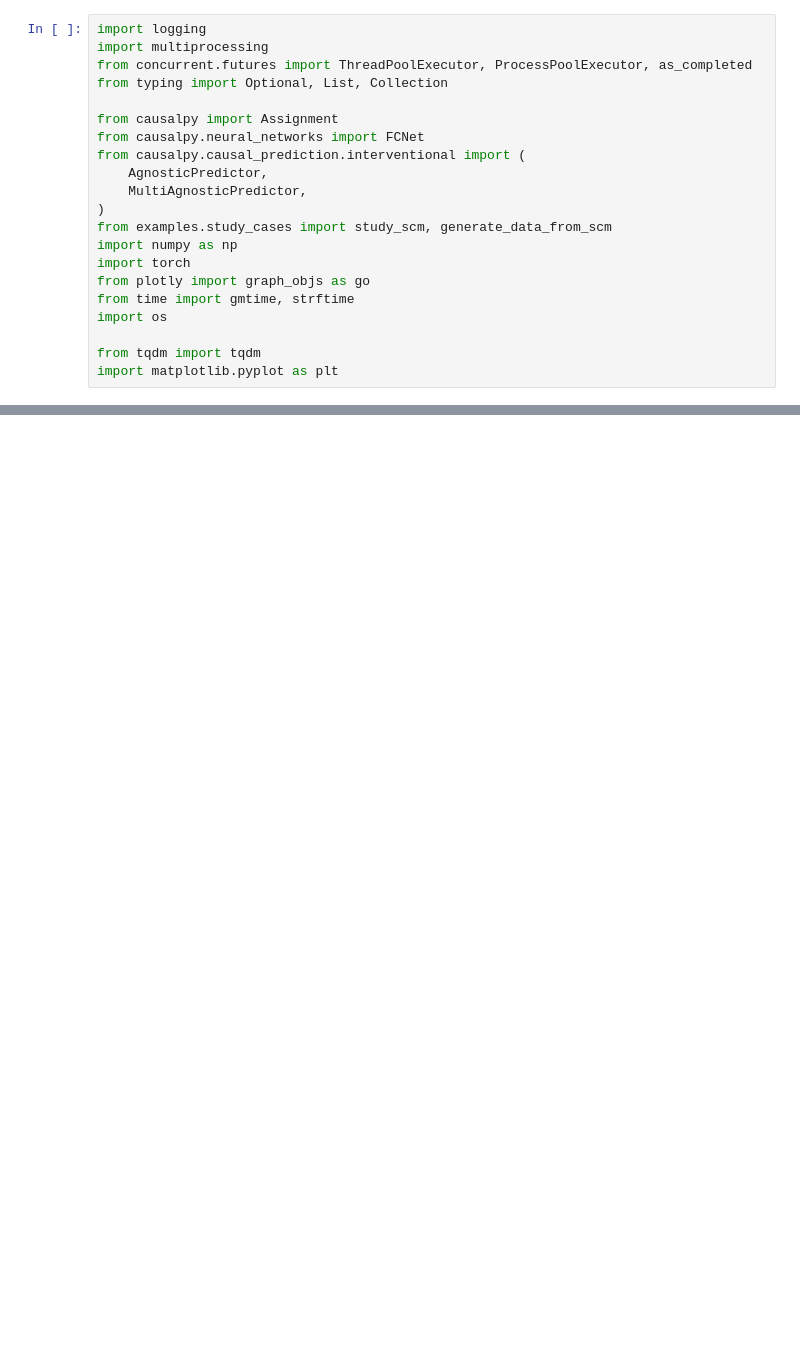
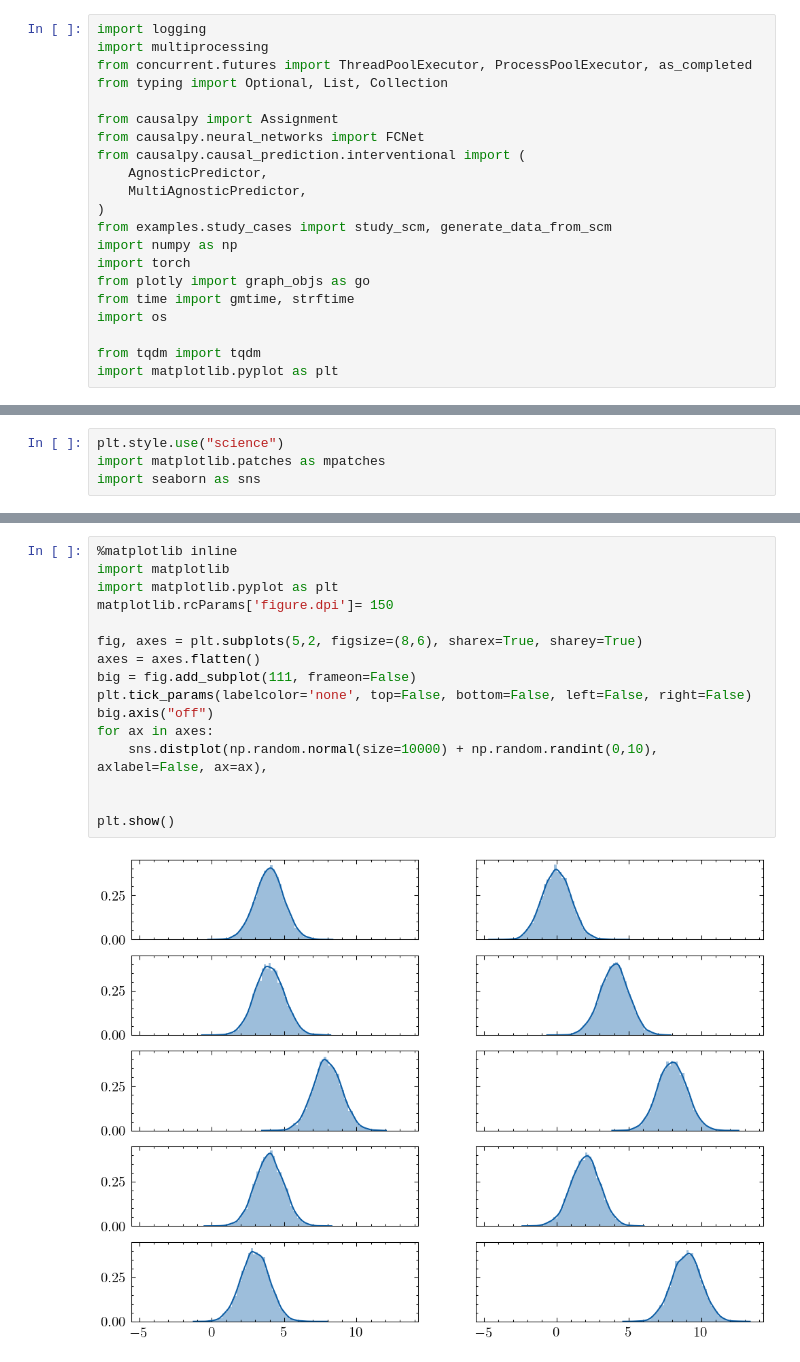
Before and after one commit to maichmueller/CausalPy, a Jupyter notebook: examples/Untitled4.ipynb, the cells around one changed output, grey strips where cells are left out. Saved outputs shown, nothing was run; the diff lists cells and outputs as text; blank space fills up the shorter version.

```diff
--- a/examples/Untitled4.ipynb
+++ b/examples/Untitled4.ipynb
@@ -594,0 +623,4 @@ Candidate Parents: X_0, X_1, X_2, X_3, X_4, X_5, X_6, X_7
+# %%
+plt.style.use("science")
+import matplotlib.patches as mpatches
+import seaborn as sns
@@ -594,0 +684,18 @@ Candidate Parents: X_0, X_1, X_2, X_3, X_4, X_5, X_6, X_7
+# %%
+%matplotlib inline
+import matplotlib
+import matplotlib.pyplot as plt
+matplotlib.rcParams['figure.dpi']= 150
+
+fig, axes = plt.subplots(5,2, figsize=(8,6), sharex=True, sharey=True)
+axes = axes.flatten()
+big = fig.add_subplot(111, frameon=False)
+plt.tick_params(labelcolor='none', top=False, bottom=False, left=False, right=False)
+big.axis("off")
+for ax in axes:
+    sns.distplot(np.random.normal(size=10000) + np.random.randint(0,10), axlabel=False, ax=ax),
+
+
+plt.show()
+# %% [output]
+[figure, added]
```
Also changed, not shown: parts of 8 cells of this notebook, 13 other files.
